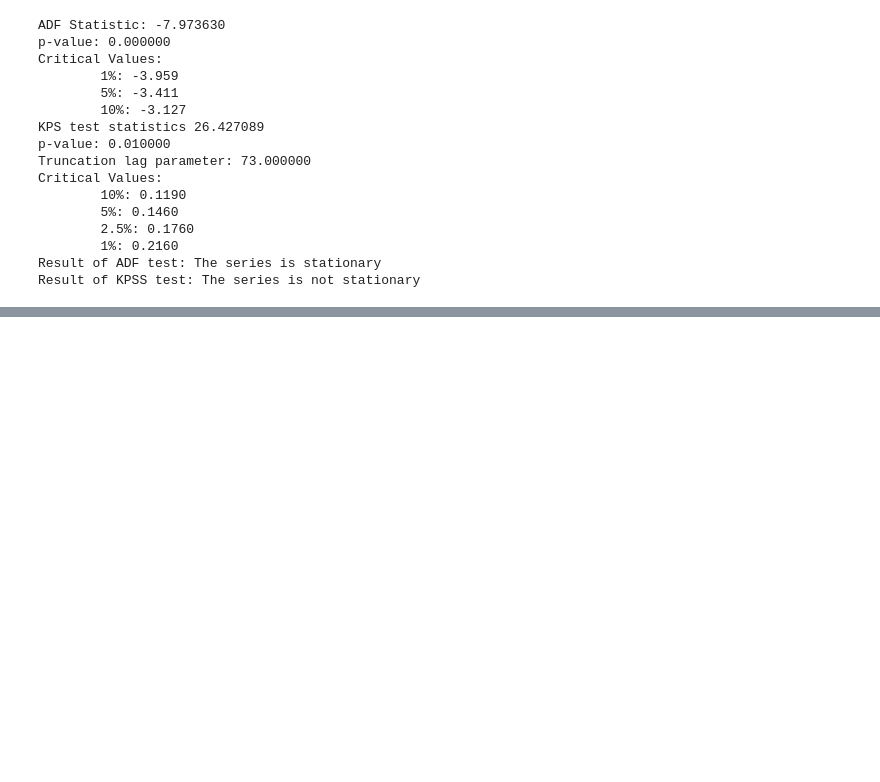
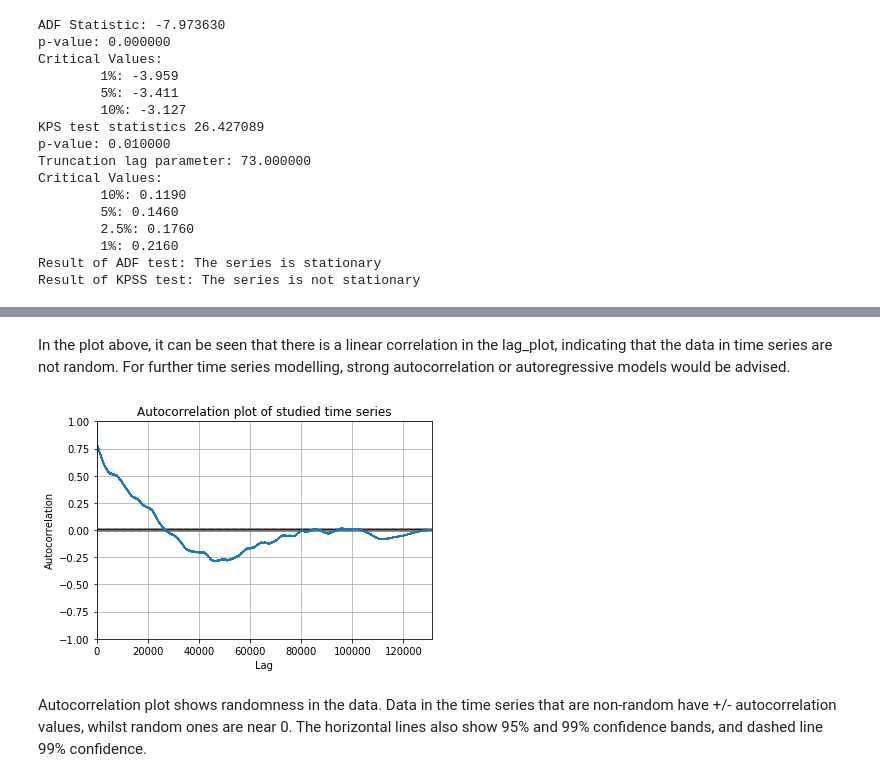
Before and after one commit to kamiloster/Data_Scientist_Interview, a Jupyter notebook: Final notebook.ipynb, the cells around one changed output, grey strips where cells are left out. Drawn from its saved outputs; the diff is of its cells as text; code cells hidden in the pictures; blank space fills up the shorter version.

```diff
--- a/Final notebook.ipynb
+++ b/Final notebook.ipynb
@@ -159,0 +171,10 @@ As can be seen, the statistical results produced contradictory results, i.e. ADF
+# %% [markdown]
+In the plot above, it can be seen that there is a linear correlation in the lag_plot, indicating that the data in time series are not random. For further time series modelling, strong autocorrelation or autoregressive models would be advised.
+# %%
+pd.plotting.autocorrelation_plot(df)
+plt.title('Autocorrelation plot of studied time series')
+plt.show()
+# %% [output]
+[figure, added]
+# %% [markdown]
+Autocorrelation plot shows randomness in the data. Data in the time series that are non-random have +/- autocorrelation values, whilst random ones are near 0. The horizontal lines also show 95% and 99% confidence bands, and dashed line 99% confidence.
```
Also changed, not shown: parts of 9 cells of this notebook.
